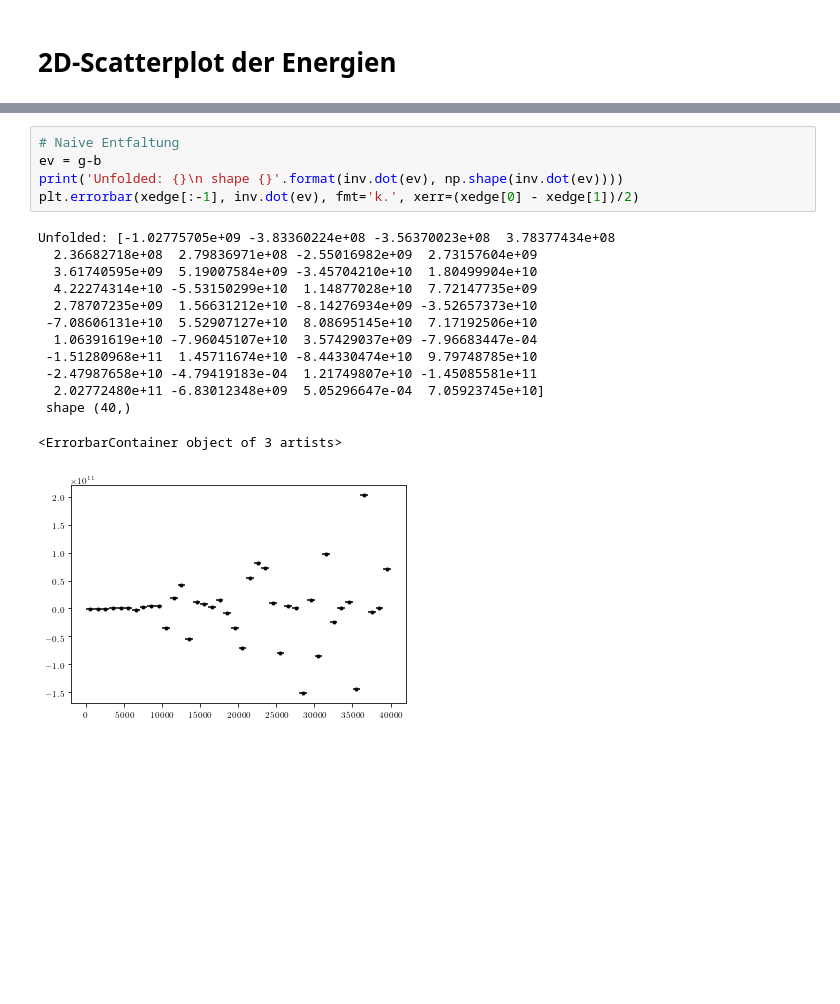
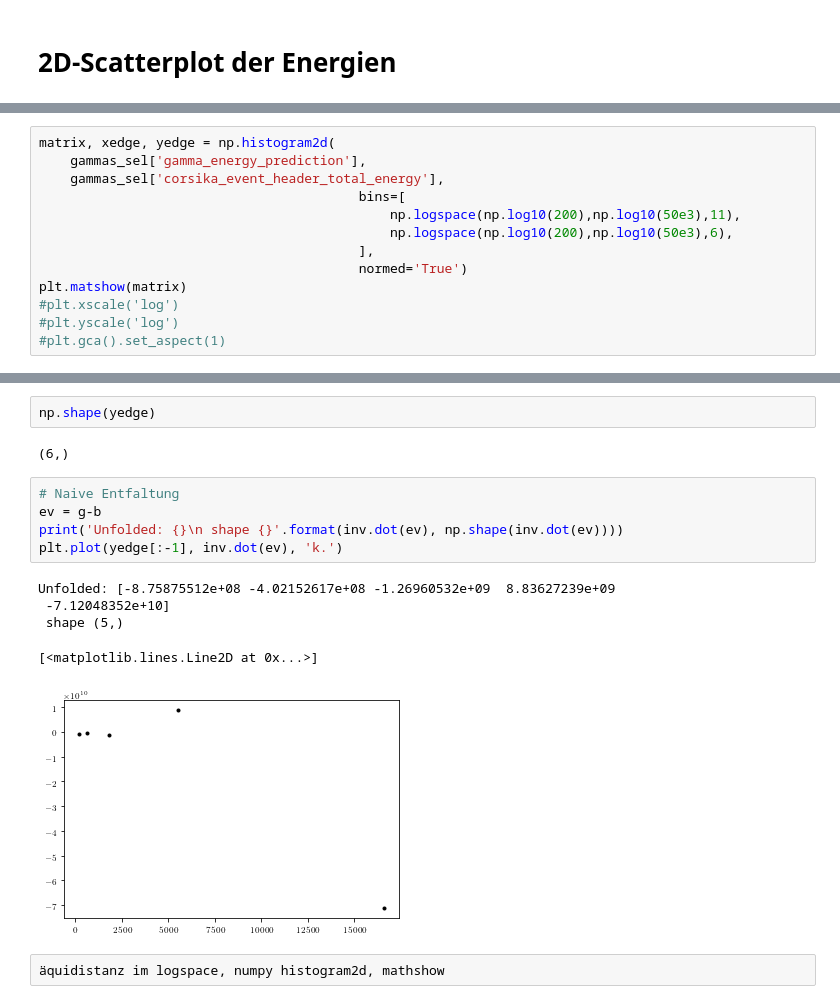
Before and after one commit to Ninilini/FP_Teilchen, a Jupyter notebook: FACT/plots/data_reading.ipynb, the cells around one changed output, grey strips where cells are left out. Saved outputs shown, nothing was run; the diff lists cells and outputs as text; blank space fills up the shorter version.

```diff
--- a/FACT/plots/data_reading.ipynb
+++ b/FACT/plots/data_reading.ipynb
@@ -149,0 +141,13 @@ np.shape(matrix)
+# %%
+matrix, xedge, yedge = np.histogram2d(
+    gammas_sel['gamma_energy_prediction'],
+    gammas_sel['corsika_event_header_total_energy'],
+                                         bins=[
+                                             np.logspace(np.log10(200),np.log10(50e3),11),
+                                             np.logspace(np.log10(200),np.log10(50e3),6),
+                                         ],
+                                         normed='True')
+plt.matshow(matrix)
+#plt.xscale('log')
+#plt.yscale('log')
+#plt.gca().set_aspect(1)
@@ -180,19 +227,17 @@ inv = np.linalg.pinv(matrix)
+# %%
+np.shape(yedge)
+# %% [output]
+(6,)
 # %%
 # Naive Entfaltung
 ev = g-b
 print('Unfolded: {}\n shape {}'.format(inv.dot(ev), np.shape(inv.dot(ev))))
-plt.errorbar(xedge[:-1], inv.dot(ev), fmt='k.', xerr=(xedge[0] - xedge[1])/2)
+plt.plot(yedge[:-1], inv.dot(ev), 'k.')
 # %% [output]
-Unfolded: [-1.02775705e+09 -3.83360224e+08 -3.56370023e+08  3.78377434e+08
-  2.36682718e+08  2.79836971e+08 -2.55016982e+09  2.73157604e+09
-  3.61740595e+09  5.19007584e+09 -3.45704210e+10  1.80499904e+10
-  4.22274314e+10 -5.53150299e+10  1.14877028e+10  7.72147735e+09
-  2.78707235e+09  1.56631212e+10 -8.14276934e+09 -3.52657373e+10
- -7.08606131e+10  5.52907127e+10  8.08695145e+10  7.17192506e+10
-  1.06391619e+10 -7.96045107e+10  3.57429037e+09 -7.96683447e-04
- -1.51280968e+11  1.45711674e+10 -8.44330474e+10  9.79748785e+10
- -2.47987658e+10 -4.79419183e-04  1.21749807e+10 -1.45085581e+11
-  2.02772480e+11 -6.83012348e+09  5.05296647e-04  7.05923745e+10]
- shape (40,)
+Unfolded: [-8.75875512e+08 -4.02152617e+08 -1.26960532e+09  8.83627239e+09
+ -7.12048352e+10]
+ shape (5,)
-<ErrorbarContainer object of 3 artists>
+[<matplotlib.lines.Line2D at 0x...>]
-[figure, old version]
+[figure, new version]
+# %%
+äquidistanz im logspace, numpy histogram2d, mathshow
```
Also changed, not shown: parts of 7 cells of this notebook.
